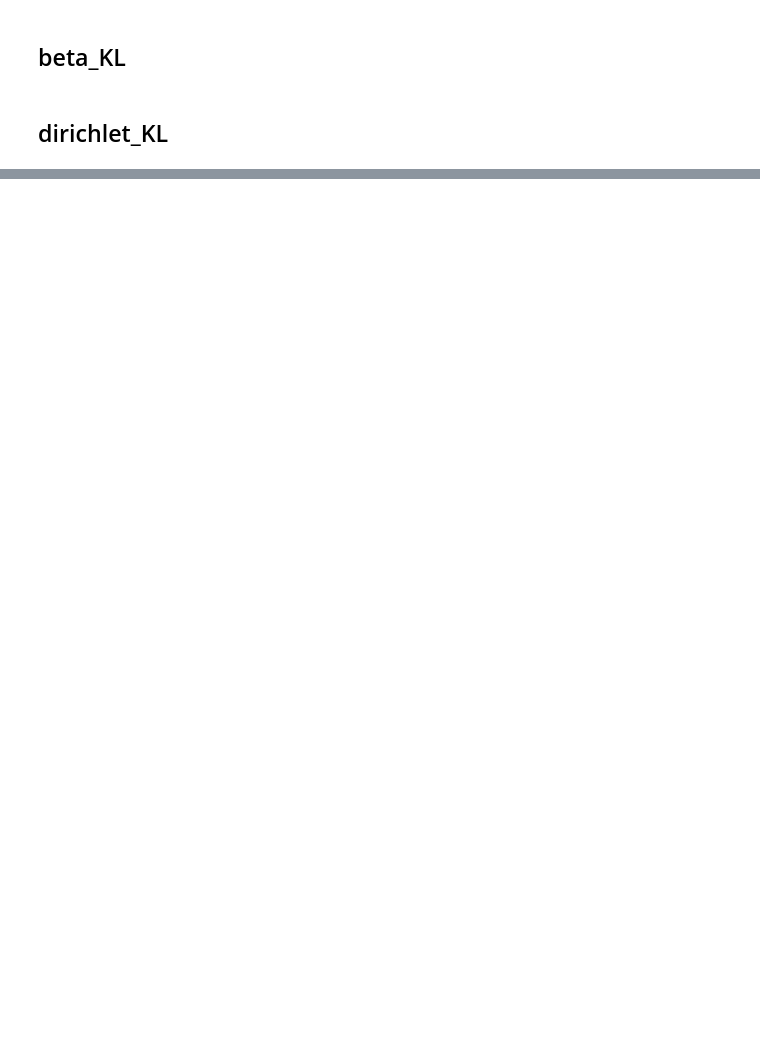
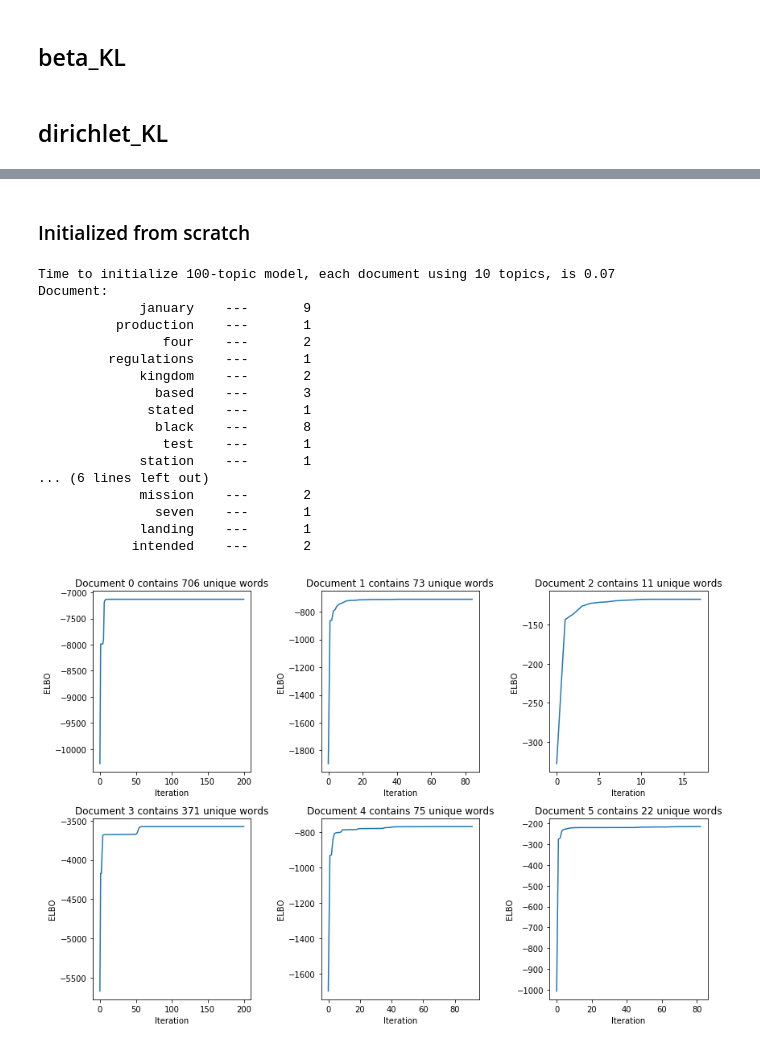
Before and after one commit to tinnguyen96/online-hdp, a Jupyter notebook: Debug.ipynb, the cells around one changed output, grey strips where cells are left out. Saved outputs shown, nothing was run; the diff lists cells and outputs as text; code cells hidden in the pictures; blank space fills up the shorter version.

```diff
--- a/Debug.ipynb
+++ b/Debug.ipynb
@@ -70,0 +121,27 @@ print(ans1)
+# %% [markdown]
+### Initialized from scratch
+# %%
+seed = 2
+K = 100
+T = 10
+topicfile = None
+sanity_E_step(seed,K,T,topicfile)
+# %% [output]
+Time to initialize 100-topic model, each document using 10 topics, is 0.07
+Document:
+             january    ---       9
+          production    ---       1
+                four    ---       2
+         regulations    ---       1
+             kingdom    ---       2
+               based    ---       3
+              stated    ---       1
+               black    ---       8
+                test    ---       1
+             station    ---       1
+... (6 lines left out)
+             mission    ---       2
+               seven    ---       1
+             landing    ---       1
+            intended    ---       2
+[figure, added]
```
Also changed, not shown: parts of 19 cells of this notebook, 9 other files.
